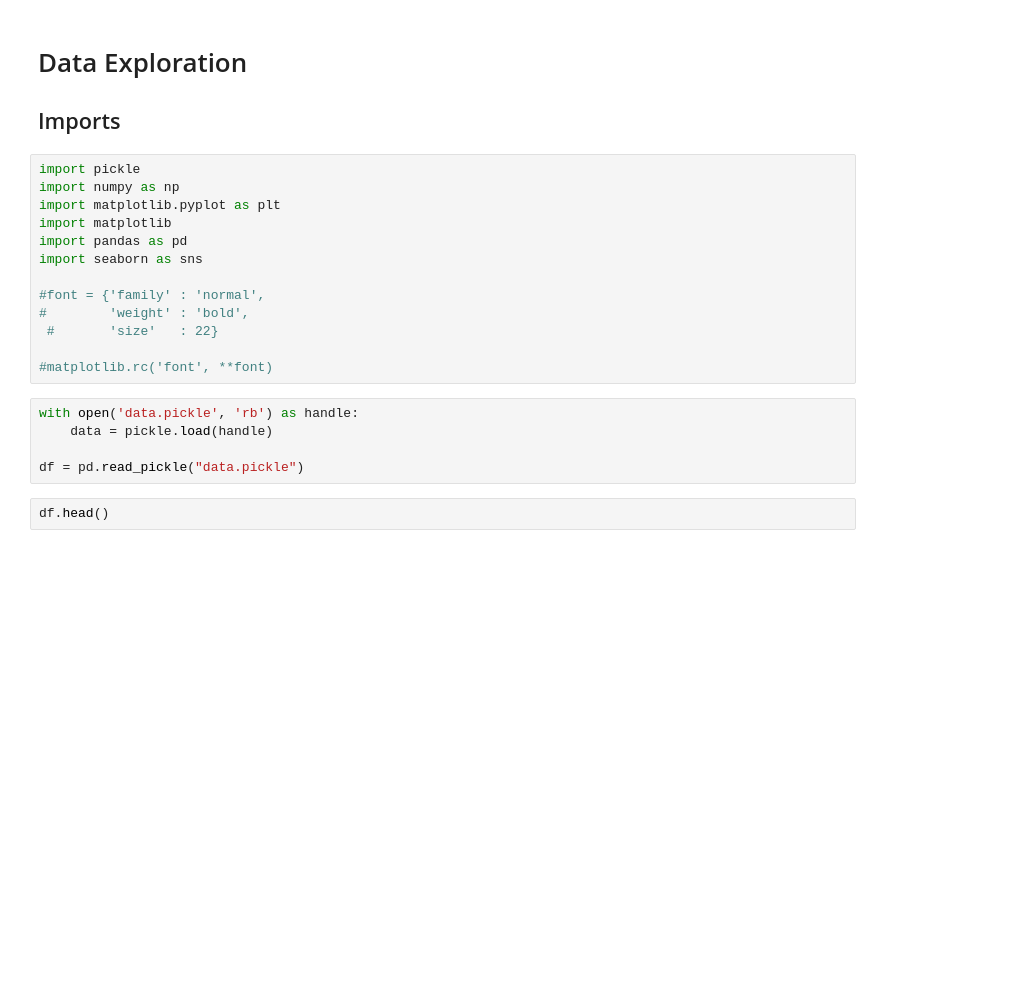
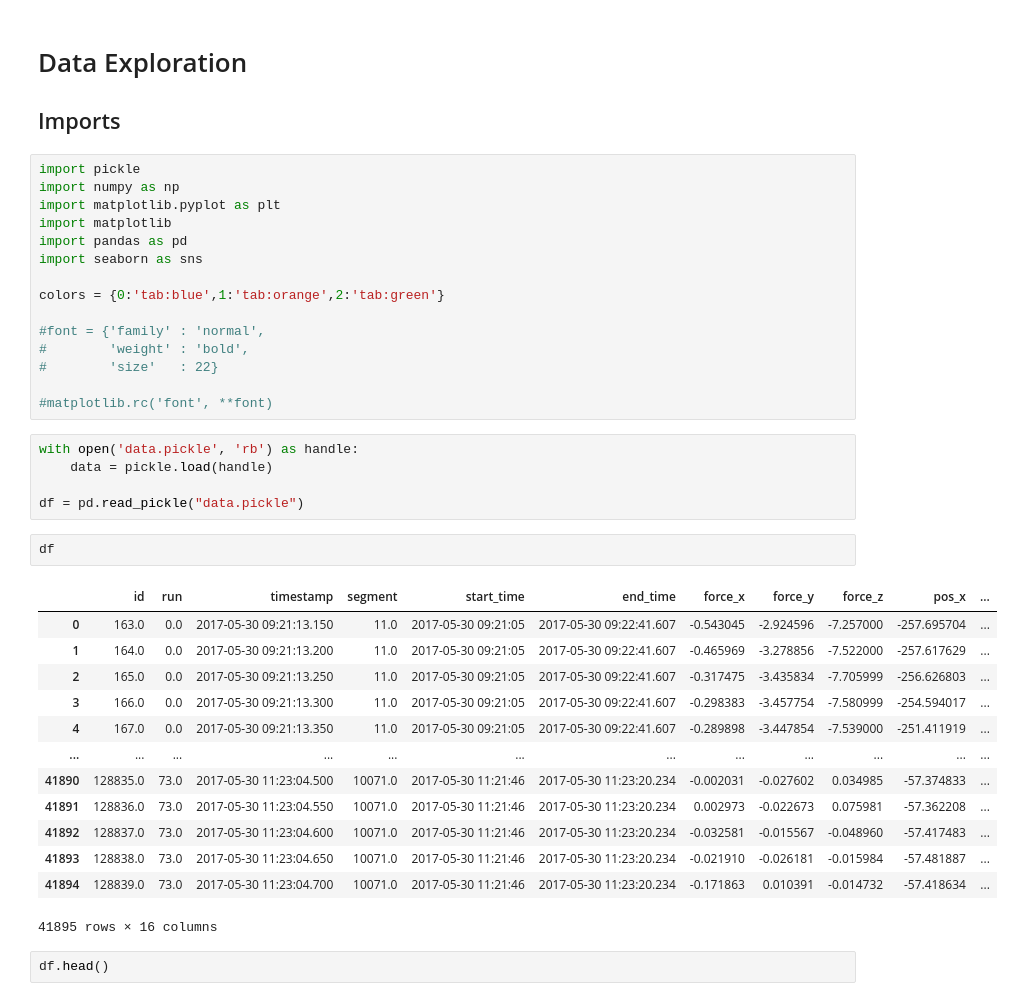
Before and after one commit to marvin353/SmartDataAnalytics_Gruppe1, a Jupyter notebook: Übungsblatt4/DataExploration_Marvin.ipynb, the cells around one changed output. Cells and saved outputs as stored; diff of their text form; blank space fills up the shorter version.

```diff
--- a/Übungsblatt4/DataExploration_Marvin.ipynb
+++ b/Übungsblatt4/DataExploration_Marvin.ipynb
@@ -10,9 +10,11 @@ import matplotlib
 import pandas as pd
 import seaborn as sns
 
+colors = {0:'tab:blue',1:'tab:orange',2:'tab:green'}
+
 #font = {'family' : 'normal',
 #        'weight' : 'bold',
- #       'size'   : 22}
+#        'size'   : 22}
 
 #matplotlib.rc('font', **font)
 # %%
@@ -20,6 +22,22 @@ with open('data.pickle', 'rb') as handle:
     data = pickle.load(handle)
 
 df = pd.read_pickle("data.pickle")
+# %%
+df
+# %% [output]
+|  | id | run | timestamp | segment | start_time | end_time | force_x | force_y | force_z | pos_x | ... |
+| 0 | 163.0 | 0.0 | 2017-05-30 09:21:13.150 | 11.0 | 2017-05-30 09:21:05 | 2017-05-30 09:22:41.607 | -0.543045 | -2.924596 | -7.257000 | -257.695704 | ... |
+| 1 | 164.0 | 0.0 | 2017-05-30 09:21:13.200 | 11.0 | 2017-05-30 09:21:05 | 2017-05-30 09:22:41.607 | -0.465969 | -3.278856 | -7.522000 | -257.617629 | ... |
+| 2 | 165.0 | 0.0 | 2017-05-30 09:21:13.250 | 11.0 | 2017-05-30 09:21:05 | 2017-05-30 09:22:41.607 | -0.317475 | -3.435834 | -7.705999 | -256.626803 | ... |
+| 3 | 166.0 | 0.0 | 2017-05-30 09:21:13.300 | 11.0 | 2017-05-30 09:21:05 | 2017-05-30 09:22:41.607 | -0.298383 | -3.457754 | -7.580999 | -254.594017 | ... |
+| 4 | 167.0 | 0.0 | 2017-05-30 09:21:13.350 | 11.0 | 2017-05-30 09:21:05 | 2017-05-30 09:22:41.607 | -0.289898 | -3.447854 | -7.539000 | -251.411919 | ... |
+| ... | ... | ... | ... | ... | ... | ... | ... | ... | ... | ... | ... |
+| 41890 | 128835.0 | 73.0 | 2017-05-30 11:23:04.500 | 10071.0 | 2017-05-30 11:21:46 | 2017-05-30 11:23:20.234 | -0.002031 | -0.027602 | 0.034985 | -57.374833 | ... |
+| 41891 | 128836.0 | 73.0 | 2017-05-30 11:23:04.550 | 10071.0 | 2017-05-30 11:21:46 | 2017-05-30 11:23:20.234 | 0.002973 | -0.022673 | 0.075981 | -57.362208 | ... |
+| 41892 | 128837.0 | 73.0 | 2017-05-30 11:23:04.600 | 10071.0 | 2017-05-30 11:21:46 | 2017-05-30 11:23:20.234 | -0.032581 | -0.015567 | -0.048960 | -57.417483 | ... |
+| 41893 | 128838.0 | 73.0 | 2017-05-30 11:23:04.650 | 10071.0 | 2017-05-30 11:21:46 | 2017-05-30 11:23:20.234 | -0.021910 | -0.026181 | -0.015984 | -57.481887 | ... |
+| 41894 | 128839.0 | 73.0 | 2017-05-30 11:23:04.700 | 10071.0 | 2017-05-30 11:21:46 | 2017-05-30 11:23:20.234 | -0.171863 | 0.010391 | -0.014732 | -57.418634 | ... |
+41895 rows × 16 columns
 # %%
 df.head()
 # %% [output]
```
Also changed, not shown: parts of 6 cells of this notebook.
